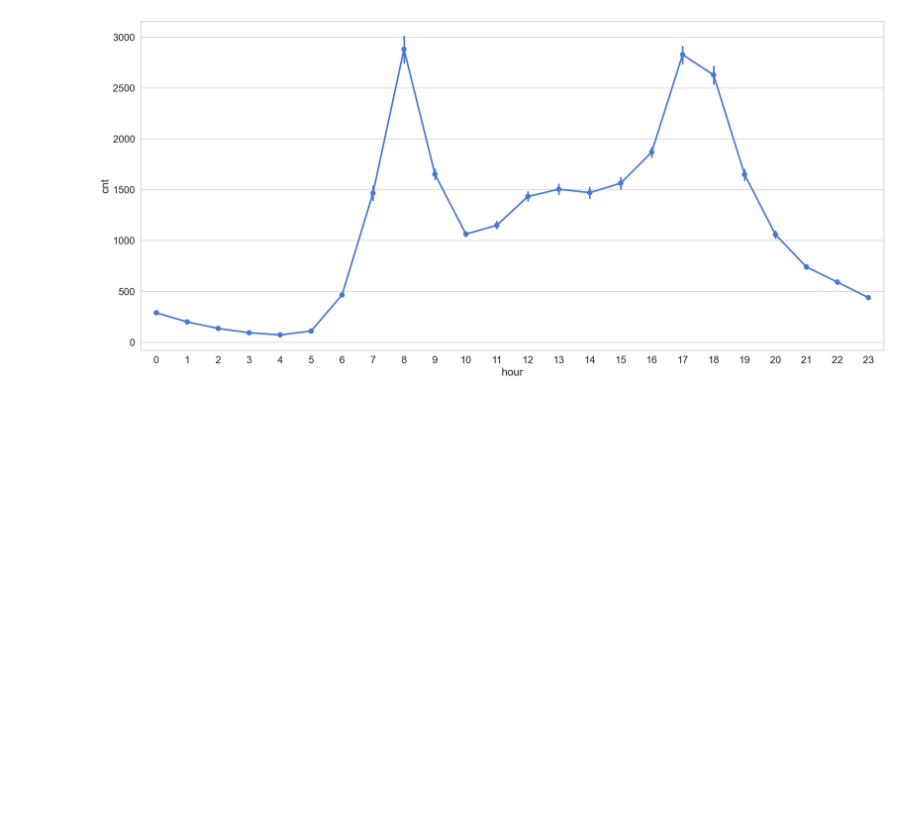
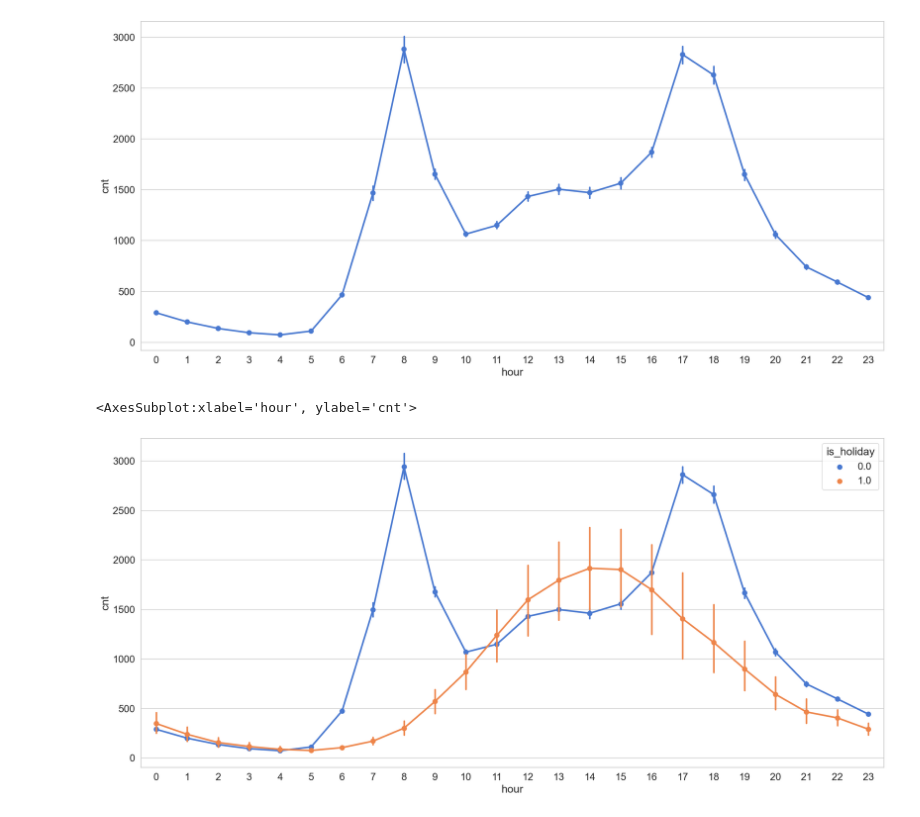
Before and after one commit to Bonnan-Jacob/Bike_Demand_Time_Series_Prediction, a Jupyter notebook: Bike_Demand_Predictions.ipynb, the cells around one changed output. Cells and saved outputs as stored; diff of their text form; code cells hidden in the pictures; blank space fills up the shorter version.

```diff
--- a/Bike_Demand_Predictions.ipynb
+++ b/Bike_Demand_Predictions.ipynb
@@ -67,3 +71,11 @@ sns.pointplot(data=df, x='hour', y='cnt')
 # %% [output]
 <AxesSubplot:xlabel='hour', ylabel='cnt'>
 [figure]
+# %%
+sns.pointplot(data=df, x='hour', y='cnt', hue ='is_holiday')
+
+# Bike demand during hoildays and also not during holidays
+# We can see spike in demand during mid day on holidays
+# %% [output]
+<AxesSubplot:xlabel='hour', ylabel='cnt'>
+[figure, added]
```
Also changed, not shown: parts of 10 cells of this notebook.
